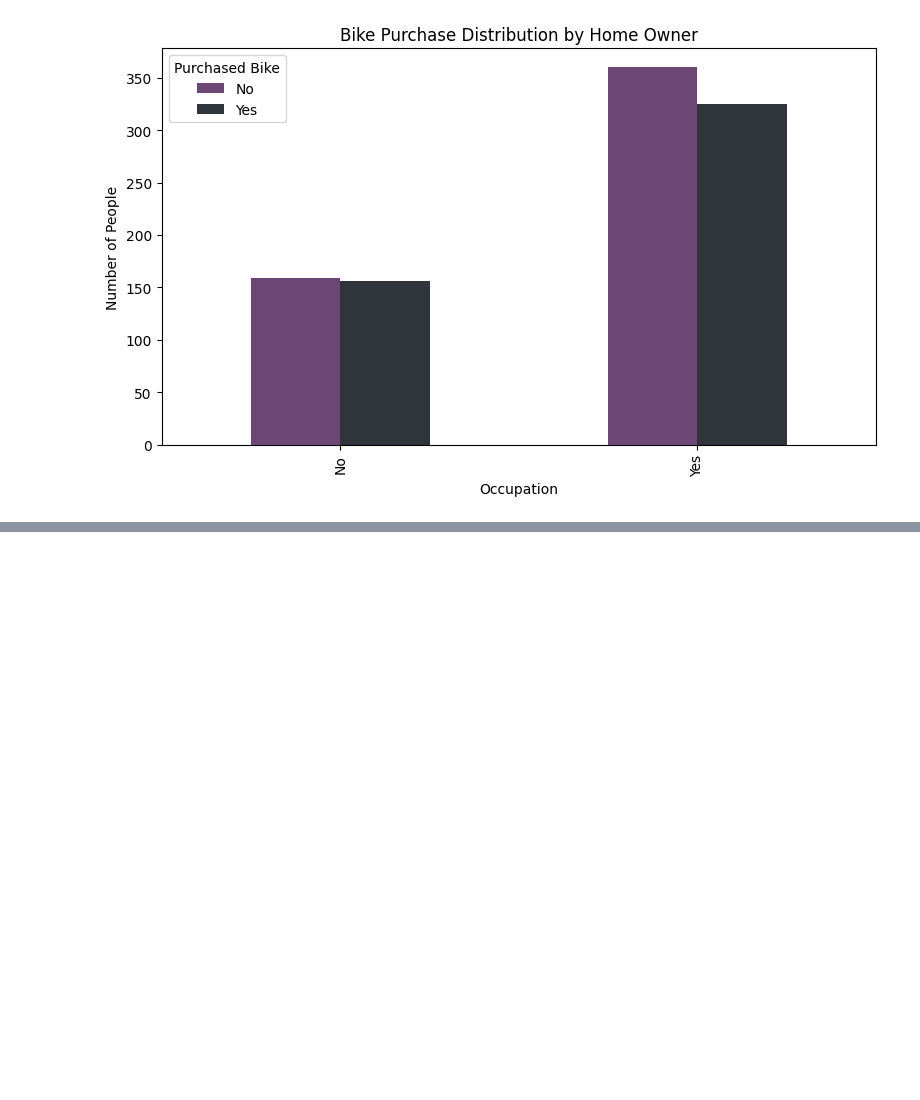
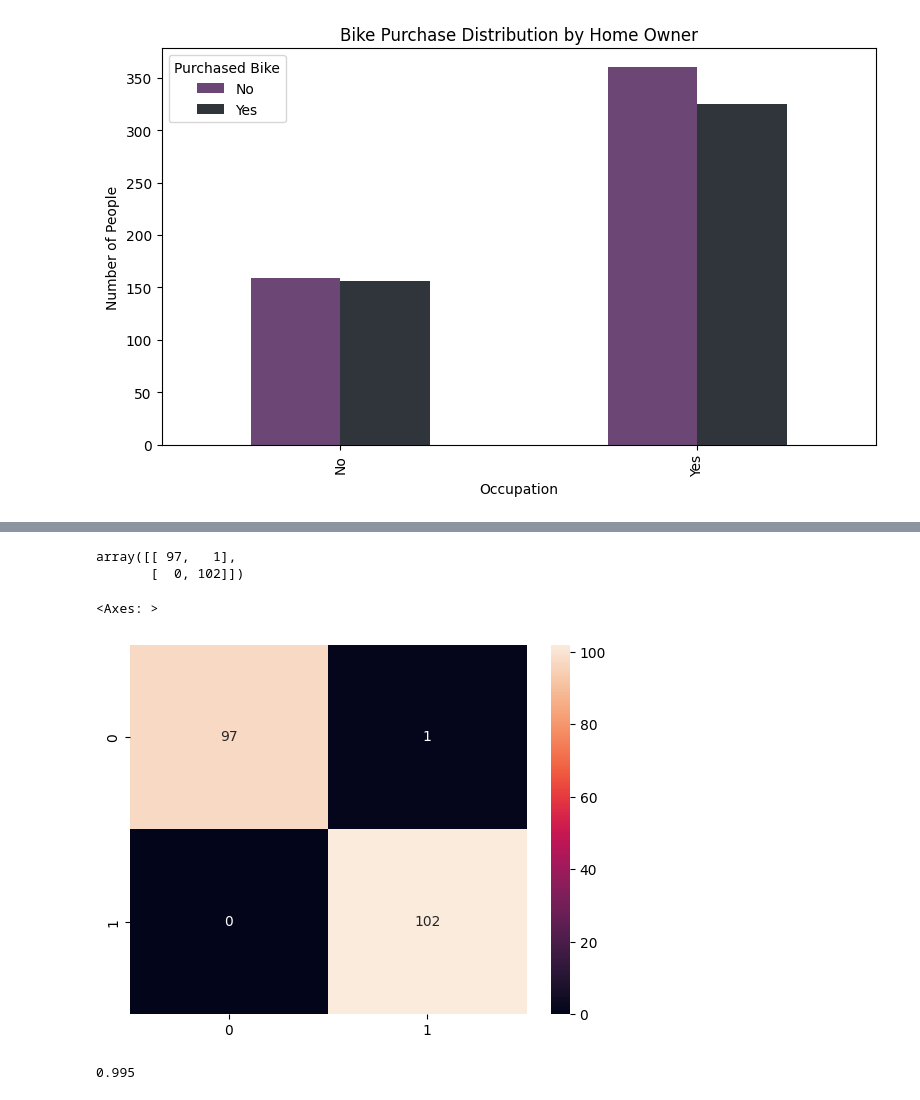
Before and after one commit to lewinskie254/eda, a Jupyter notebook: Anova_On_Steroids.ipynb, the cells around one changed output, grey strips where cells are left out. Cells and saved outputs as stored; diff of their text form; code cells hidden in the pictures; blank space fills up the shorter version.

```diff
--- a/Anova_On_Steroids.ipynb
+++ b/Anova_On_Steroids.ipynb
@@ -300,0 +305,8 @@ plt.show()
+# %%
+model = LogisticRegression()
+categorical_data_types = categorical_data_types[:-1] + ['Marital Status', 'Gender', "Education", "Occupation", "Home Owner", "Commute Distance", "Region"]
+encoded_X = pd.get_dummies(df, columns=categorical_data_types)
+
+y = [0 if i == "No" else 1 for i in df["Purchased Bike"]]
+y[:10]
+encoded_X.head()
@@ -300,0 +321,4 @@ plt.show()
+# %%
+X = encoded_X.drop("Purchased Bike", axis=1)
+y = y
+X_train, X_test, y_train, y_test = train_test_split(X, y, test_size=0.2, random_state=42)
@@ -300,0 +341,8 @@ plt.show()
+# %%
+X_train = pd.get_dummies(X_train, drop_first=True)
+X_test = pd.get_dummies(X_test, drop_first=True)
+
+# Ensure same columns
+X_test = X_test.reindex(columns=X_train.columns, fill_value=0)
+
+model.fit(X_train, y_train)
@@ -300,0 +358,16 @@ plt.show()
+# %%
+y_preds = model.predict(X_test)
+# %%
+confusion_matrix(y_test, y_preds)
+# %% [output]
+array([[ 97,   1],
+       [  0, 102]])
+# %%
+sns.heatmap(confusion_matrix(y_test, y_preds), annot=True, fmt="d")
+# %% [output]
+<Axes: >
+[figure, added]
+# %%
+accuracy_score(y_test, y_preds)
+# %% [output]
+0.995
```
Also changed, not shown: parts of 4 cells of this notebook.
